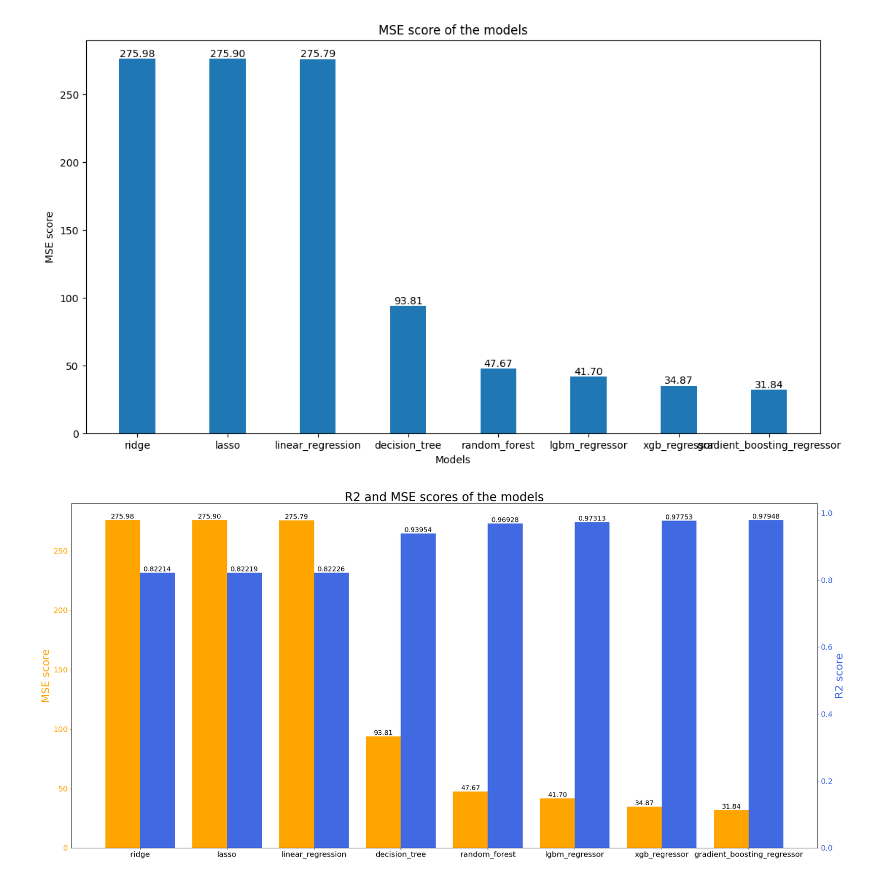
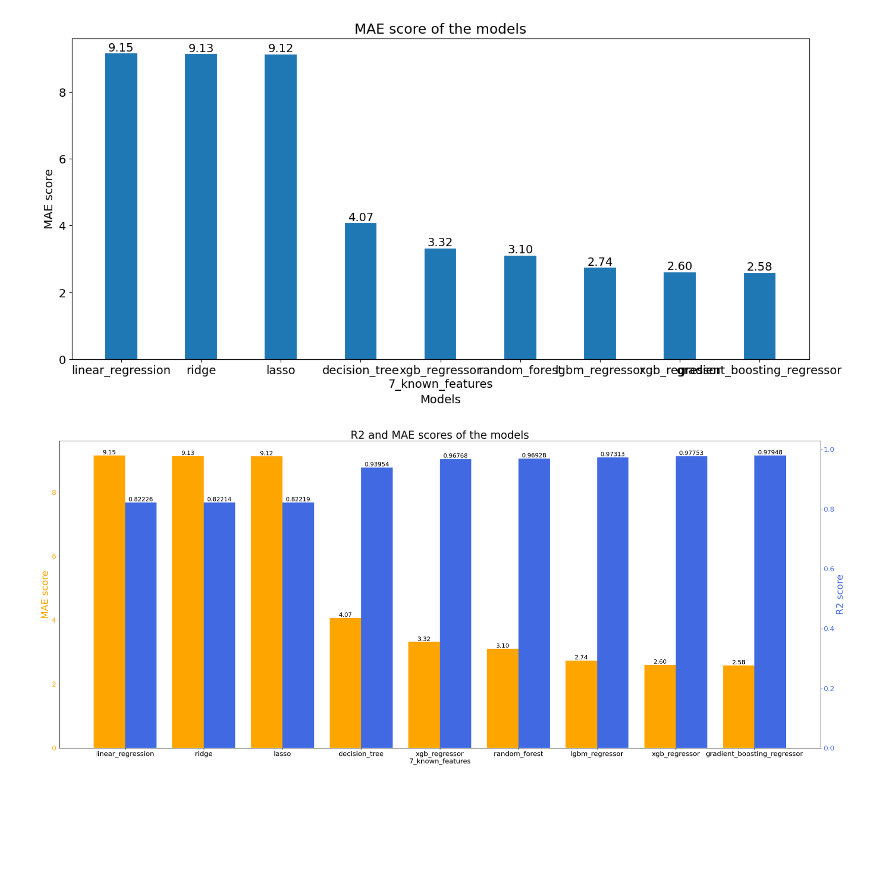
Before and after one commit to Natanius18/diploma, a Jupyter notebook: tools/models_comparing.ipynb, the cells around one changed output. Cells and saved outputs as stored; diff of their text form; code cells hidden in the pictures; blank space fills up the shorter version.

```diff
--- a/tools/models_comparing.ipynb
+++ b/tools/models_comparing.ipynb
@@ -17,24 +17,33 @@ X_test_std = sc.transform(X_test)
 directory = '../saved_models'
 
 r2_res = {}
-mse_res = {}
+mae_res = {}
 
 for filename in os.scandir(directory):
     loaded_model = joblib.load(filename.path)
-    if filename.name == 'ridge.sav':
+    name = filename.name
+    if name == 'ridge.sav':
         test_data = X_test.drop(columns=['Середній пріоритет рекомендованих', 'Рекомендовано за співбесідою',
                                          'Регіональний коефіцієнт'])
-    elif filename.name.endswith('regressor.sav'):
+    elif name.endswith('regressor.sav'):
         test_data = X_test_std
+    elif name.__contains__('known'):
+        best_features = ['Подано заяв на бюджет', 'Макс. обсяг держзамовлення', 'квота-1',
+       'spec_full', 'uni_code', 'Орган управління', 'Суперобсяг']
+        x_train_n_features = X_train.get(best_features)
+        x_train_n_features_std = sc.fit_transform(x_train_n_features)
+        x_test_n_features = X_test.get(best_features)
+        test_data = sc.transform(x_test_n_features)
+        name = 'xgb_regressor\n7_known_features.sav'
     else:
         test_data = X_test
 
     y_pred = loaded_model.predict(test_data)
-    mse = mean_squared_error(y_test, y_pred)
+    mae = mean_absolute_error(y_test, y_pred)
     r2 = r2_score(y_test, y_pred)
 
-    r2_res[filename.name.split('.')[0]] = r2
-    mse_res[filename.name.split('.')[0]] = mse
+    r2_res[name.split('.')[0]] = r2
+    mae_res[name.split('.')[0]] = mae
 # %%
 r2_res = dict(sorted(r2_res.items(), key=operator.itemgetter(1)))
 models_r2 = list(r2_res.keys())
@@ -53,30 +63,29 @@ plt.show()
 # %%
-mse_res = dict(sorted(mse_res.items(), key=operator.itemgetter(1), reverse=True))
-models_mse = list(mse_res.keys())
-values_mse = list(mse_res.values())
+mae_res = dict(sorted(mae_res.items(), key=operator.itemgetter(1), reverse=True))
+models_mae = list(mae_res.keys())
+values_mae = list(mae_res.values())
 
-fig = plt.figure(figsize=(13, 7))
+fig = plt.figure(figsize=(16, 7))
 
-cont = plt.bar(models_mse, values_mse, width=0.4)
+cont = plt.bar(models_mae, values_mae, width=0.4)
 plt.bar_label(cont, fmt='%.2f')
 plt.xlabel("Models")
-plt.ylabel("MSE score")
-plt.title("MSE score of the models")
+plt.ylabel("MAE score")
+plt.title("MAE score of the models")
 plt.show()
 # %% [output]
-[figure, old version]
+[figure, new version]
 # %%
-plt.rcParams.update({'font.size': 14})
-fig, ax = plt.subplots(figsize=(28, 13))
+fig, ax = plt.subplots(figsize=(32, 13))
 ax2 = ax.twinx()
 ax.tick_params(labelsize=16)
 ax2.tick_params(labelsize=16)
 
-mse_color = 'orange'
-cont = ax.bar(models_mse, values_mse, width=-0.4, align='edge', color=mse_color)
+mae_color = 'orange'
+cont = ax.bar(models_mae, values_mae, width=-0.4, align='edge', color=mae_color)
 ax.bar_label(cont, fmt='%.2f')
-ax.set_ylabel("MSE score", color=mse_color, fontsize=22)
-ax.tick_params('y', colors=mse_color)
+ax.set_ylabel("MAE score", color=mae_color, fontsize=22)
+ax.tick_params('y', colors=mae_color)
 
 r2_color = 'royalblue'
 cont2 = ax2.bar(models_r2, values_r2, width=0.4, align='edge', color=r2_color)
@@ -84,8 +93,8 @@ ax2.bar_label(cont2, fmt='%.5f')
 ax2.set_ylabel("R2 score", color=r2_color, fontsize=22)
 ax2.tick_params('y', colors=r2_color)
 
-plt.title("R2 and MSE scores of the models", fontsize=25)
-plt.savefig('r2_and_mse.png')
+plt.title("R2 and MAE scores of the models", fontsize=25)
+plt.savefig('r2_and_mae.png')
 plt.show()
 # %% [output]
-[figure, old version]
+[figure, new version]
```
Also changed, not shown: parts of 2 cells of this notebook, 2 other files.
